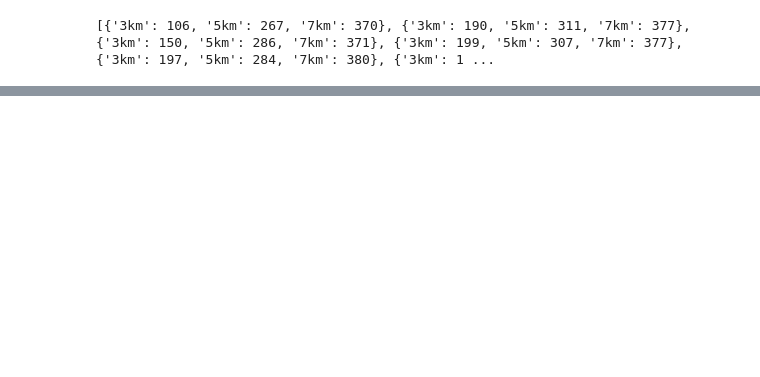
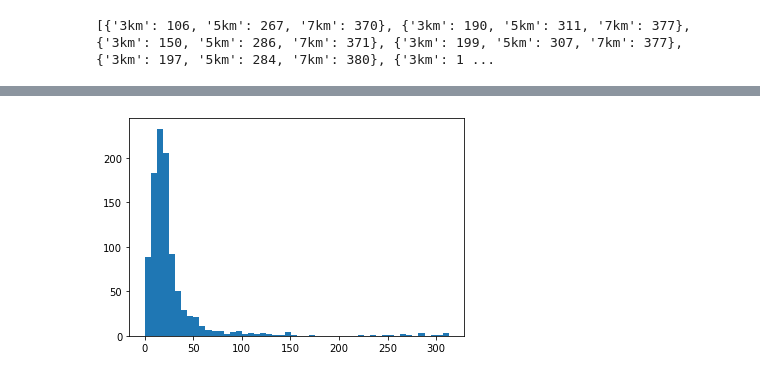
Before and after one commit to ITHwang/study_address_search, a Jupyter notebook: 동네별_근처_동네_개수_그래프_그리기.ipynb, the cells around one changed output, grey strips where cells are left out. Saved outputs shown, nothing was run; the diff lists cells and outputs as text; code cells hidden in the pictures; blank space fills up the shorter version.

```diff
--- a/동네별_근처_동네_개수_그래프_그리기.ipynb
+++ b/동네별_근처_동네_개수_그래프_그리기.ipynb
@@ -14,0 +27,5 @@ len(towns)
+# %%
+plt.hist(cnt['5km'], bins=50)
+plt.savefig('5km.png')
+# %% [output]
+[figure, added]
```
Also changed, not shown: parts of 5 cells of this notebook, 3 other files.
